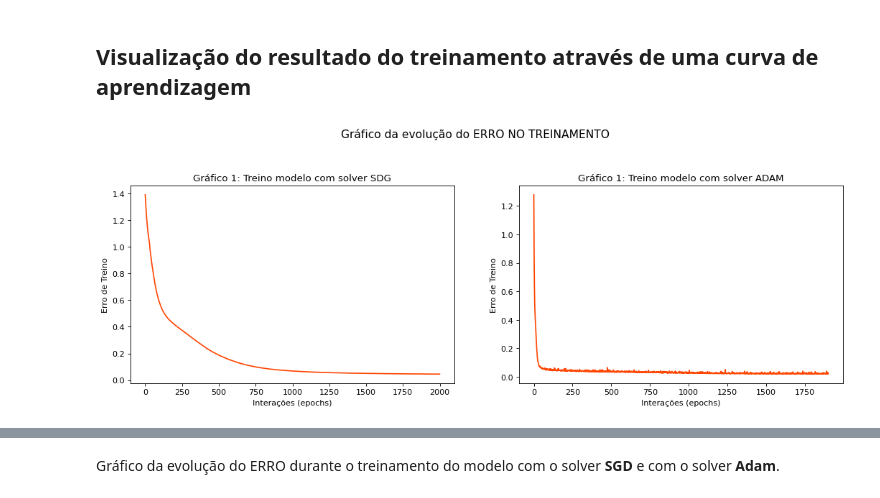
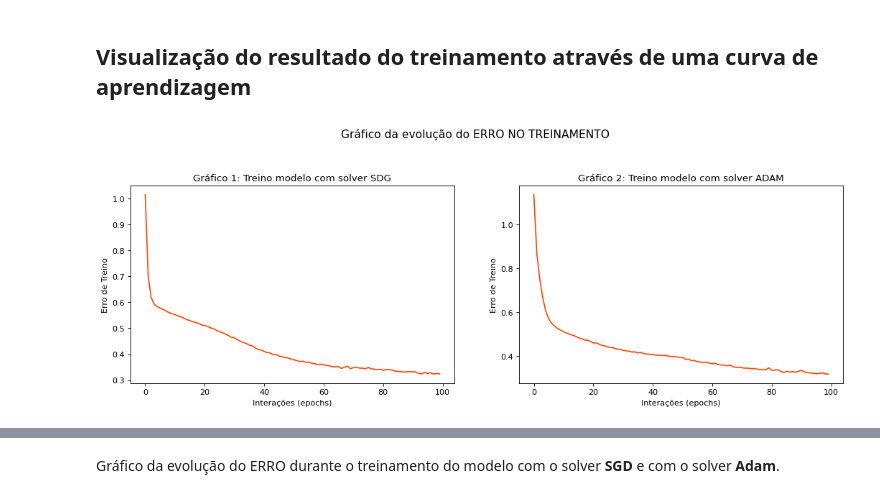
Before and after one commit to lourencocavalcante/Advanced-Topics-in-Environmental-Modeling, a Jupyter notebook: INPE_CAP425_ProjetoFinal_PredictRain_Lourenco_.ipynb, the cells around one changed output, grey strips where cells are left out. Cells and saved outputs as stored; diff of their text form; code cells hidden in the pictures.

```diff
--- a/INPE_CAP425_ProjetoFinal_PredictRain_Lourenco_.ipynb
+++ b/INPE_CAP425_ProjetoFinal_PredictRain_Lourenco_.ipynb
@@ -856,7 +893,7 @@ array([1, 1, 2, 2, 2, 2, 2, 1, 2, 1, 1, 1, 1, 1, 1, 1, 1, 2, 1, 1, 1, 2,
 # treinamento e 30% para avaliação
 
 
-(x_train_rain, x_test_rain, y_train_rain, y_test_rain) = train_test_split(df_multisensors[df_multisensors.columns[0:7]].values, labels_target, random_state=0, test_size=0.30)
+(x_train_rain, x_test_rain, y_train_rain, y_test_rain) = train_test_split(features_model.values, labels_target, random_state=0, test_size=0.30)
 print('Tamanho do dataset para treinamento: ',len(x_train_rain))
 print('Tamanho do dataset para validação: ',len(x_test_rain))
 # %% [output]
@@ -917,24 +954,23 @@ A partir daqui iremos criar e treinar os mdelos
 * **Arquitetura 1**: Vamos definir três camadas ocultas para nossa Rede Neural, com **20**, **15** e **10 neurônios**, respectivamente, usando o solver = '**SGD**' e **L2** aplicada aos pesos para evitar que eles fiquem muito grandes. Também aplicaremos o **momentum** para atualização de gradiente descendente.
 # %%
 #Definições do modelo
-MLP_model_momen_yes = MLPClassifier(hidden_layer_sizes=(20,15,10),
+MLP_model_1 = MLPClassifier(hidden_layer_sizes=(20,15,5),
                         activation = 'relu',
-                        max_iter = 2000,
+                        max_iter = 100,
                         n_iter_no_change=500,
                         random_state=1,
                         alpha=0.0005, #L2
                         batch_size=32,
                         learning_rate='constant',
-                        momentum=0.3, #Entre 0 e 1.
-                        solver = 'sgd',
+                        solver = 'adam',
                         verbose=True)
 # %% [markdown]
 * **Arquitetura 2**: Vamos definir três camadas ocultas para nossa Rede Neural, com **20**, **15** e **10 neurônios**, respectivamente, usando o solver = '**ADAM**' e **L2** aplicada aos pesos para evitar que eles fiquem muito grandes. Não aplicaremos o **momentum**;
 # %%
 #Definições
-MLP_model_momen_not = MLPClassifier(hidden_layer_sizes=(20,15,10),
+MLP_model_2 = MLPClassifier(hidden_layer_sizes=(20,15,10),
                         activation = 'relu',
-                        max_iter = 2000,
+                        max_iter = 100,
                         #tol = 0.00000001, #Tolerância minima
                         n_iter_no_change=300,
                         random_state=1,
@@ -948,3 +982,5 @@ models = [MLP_model_momen_yes, MLP_model_momen_not]
+# %%
+models = [MLP_model_1, MLP_model_2]
 # %% [markdown]
 **Treino dos modelos**
 # %%
@@ -975,16 +1011,16 @@ Training loss did not improve more than tol=0.000100 for 300 consecutive epochs.
 ## **Visualização do resultado do treinamento através de uma curva de aprendizagem**
 # %%
 # Traçar a CURVA DE APRENDIZAGEM
-labels_title = ['Gráfico 1: Treino modelo com solver SDG', 'Gráfico 1: Treino modelo com solver ADAM']
+labels_title = ['Gráfico 1: Treino modelo com solver SDG', 'Gráfico 2: Treino modelo com solver ADAM']
 plt.figure(figsize=(16,10),dpi=80)
 plt.suptitle('Gráfico da evolução do ERRO NO TREINAMENTO', size=14)
 for i in range(0,2):
 
   plt.subplot(2,2,i+1)
   plt.title(labels_title[i])
   plt.xlabel("Interações (epochs)")
   plt.ylabel("Erro de Treino")
   plt.plot(models[i].loss_curve_, color='#FF4500', label="MLP - Evolução do ERRO DE TREINO")
 plt.show()
 # %% [output]
-[figure, old version]
+[figure, new version]
```
Also changed, not shown: parts of 66 cells of this notebook.
